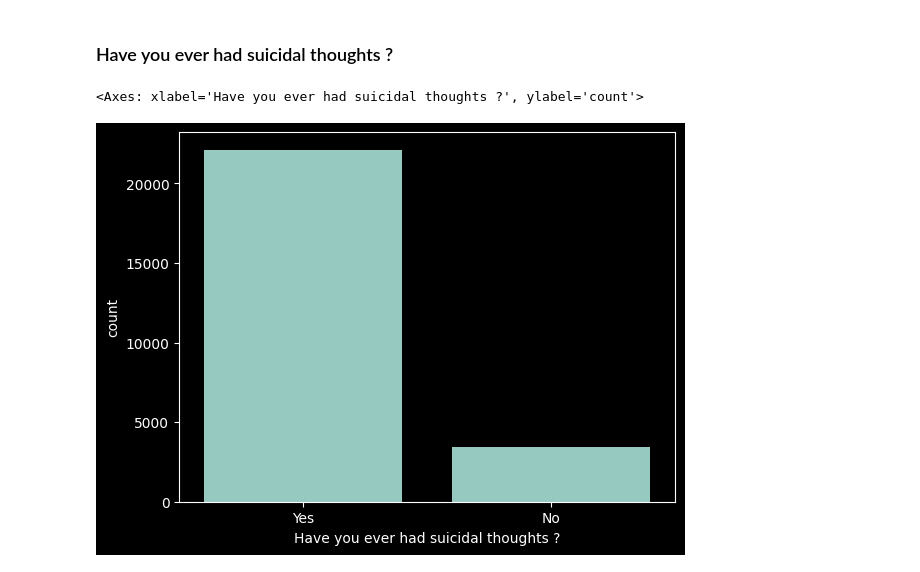
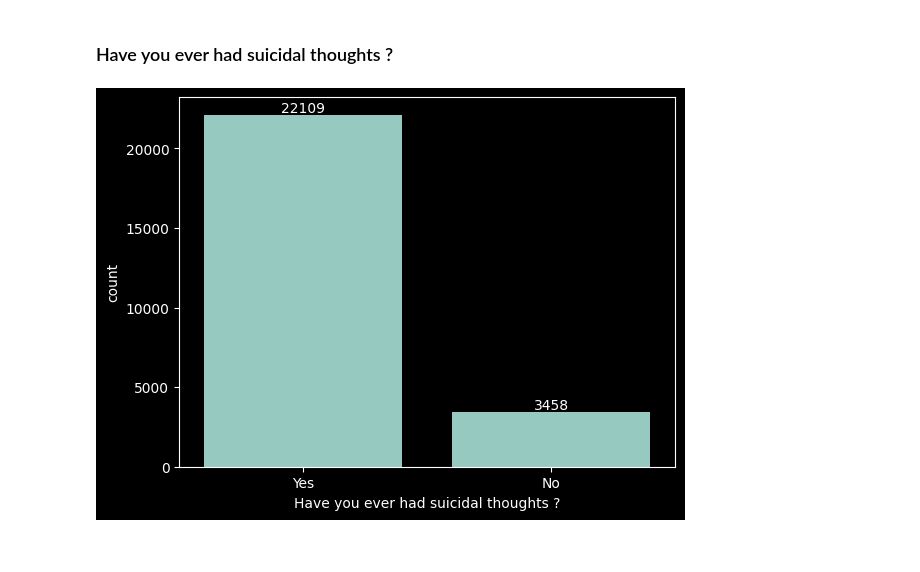
Before and after one commit to Omer-Z/Kaggle_Tasks, a Jupyter notebook: Mental_Health/src/analysis.ipynb, the cells around one changed output. Drawn from its saved outputs; the diff is of its cells as text; code cells hidden in the pictures.

```diff
--- a/Mental_Health/src/analysis.ipynb
+++ b/Mental_Health/src/analysis.ipynb
@@ -285,7 +289,7 @@ annot_plot(ax)
 # %% [markdown]
 ### Have you ever had suicidal thoughts ?
 # %%
-sns.countplot(dprsd_df, x='Have you ever had suicidal thoughts ?')
+ax = sns.countplot(dprsd_df, x='Have you ever had suicidal thoughts ?')
+annot_plot(ax)
 # %% [output]
-<Axes: xlabel='Have you ever had suicidal thoughts ?', ylabel='count'>
-[figure, old version]
+[figure, new version]
```
Also changed, not shown: parts of 16 cells of this notebook.
